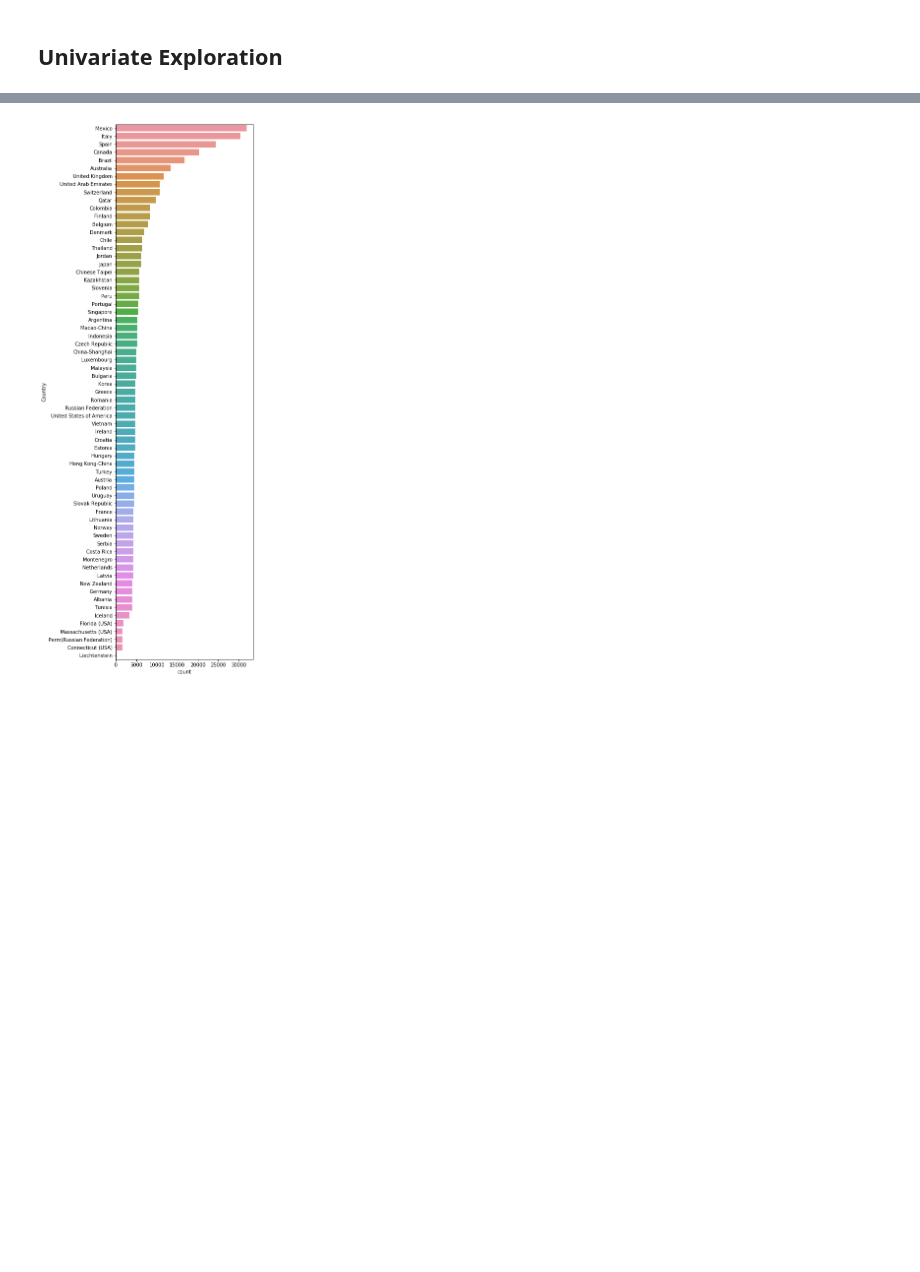
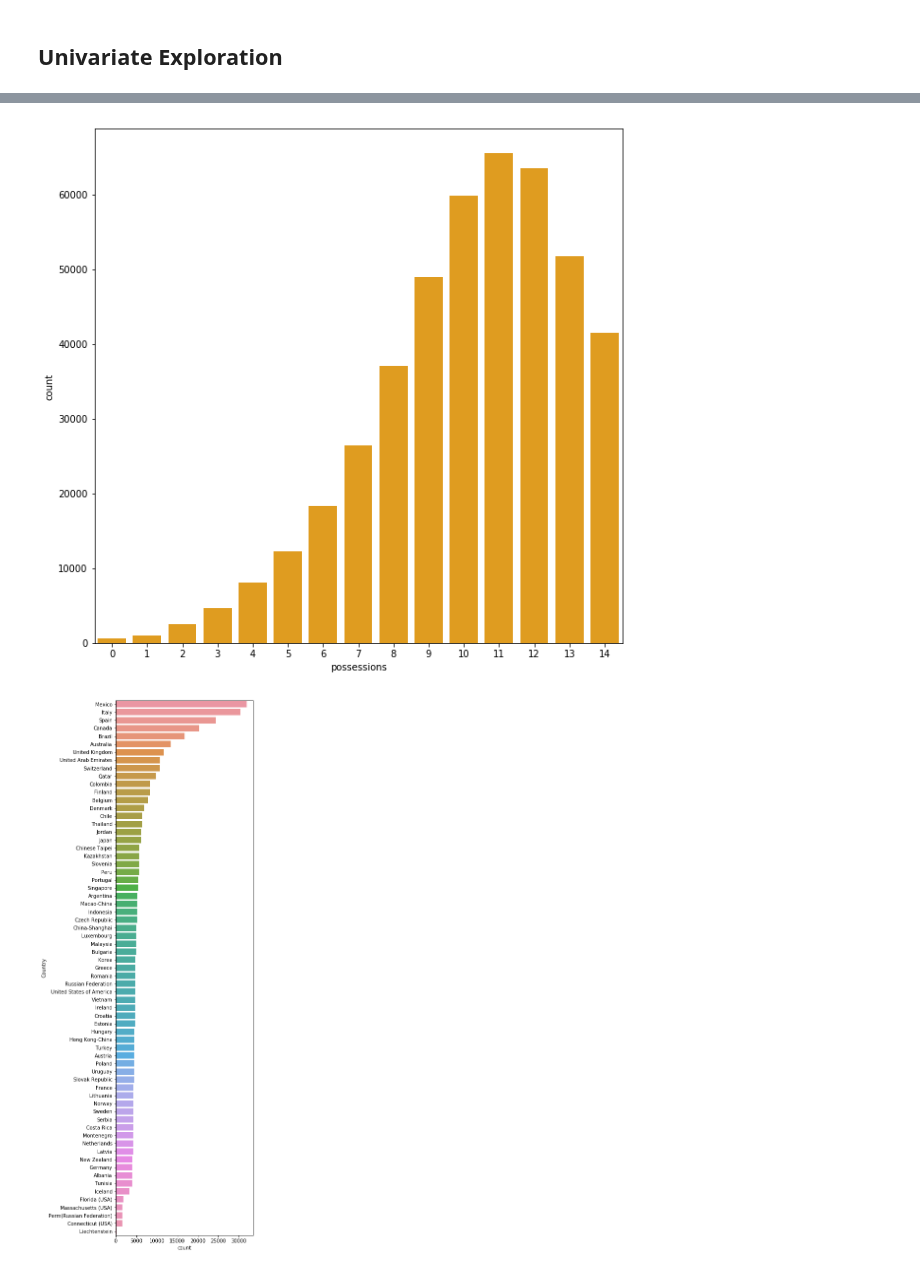
Before and after one commit to Steve-Choi/DAND, a Jupyter notebook: Communicate-Data-Findings/Communicate-Data-Findings.ipynb, the cells around one changed output, grey strips where cells are left out. Saved outputs shown, nothing was run; the diff lists cells and outputs as text; code cells hidden in the pictures; blank space fills up the shorter version.

```diff
--- a/Communicate-Data-Findings/Communicate-Data-Findings.ipynb
+++ b/Communicate-Data-Findings/Communicate-Data-Findings.ipynb
@@ -227,3 +287,10 @@ df.head()
+# %%
+# define figure size,
+plt.figure(figsize=(10, 10))
+
+sns.countplot(data=df, x='possessions', color='#ffa600');
+# %% [output]
+[figure, added]
 # %%
 country_order = df['Country'].value_counts().index
 
```
Also changed, not shown: parts of 9 cells of this notebook, 1 other file.
